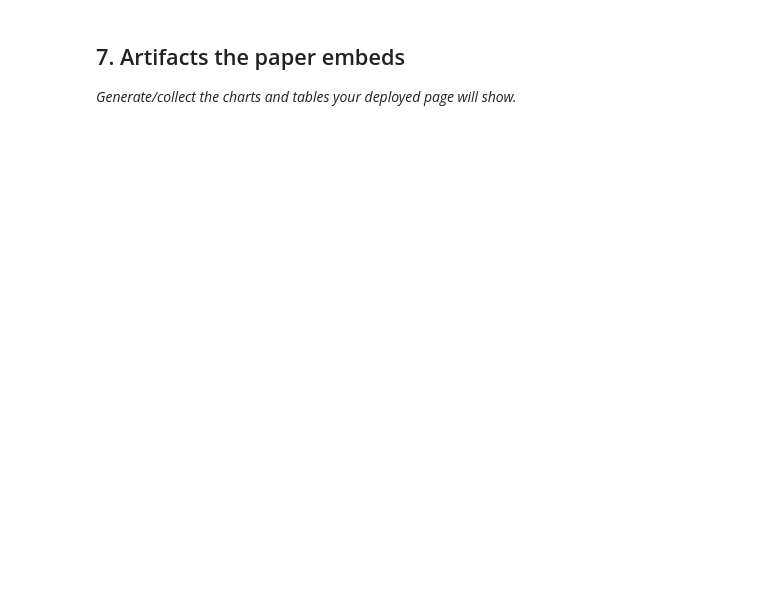
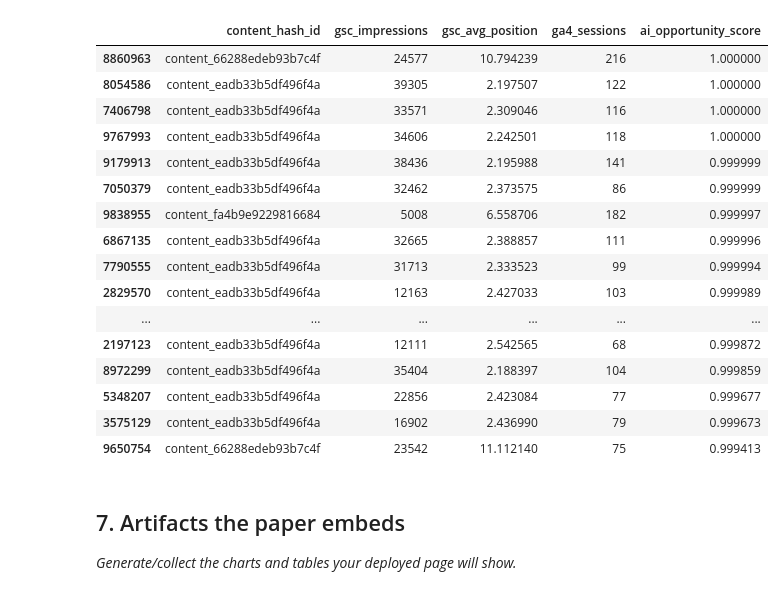
Before and after one commit to ShaunGves/FlyRank-AI, a Jupyter notebook: work/notebooks/capstone.ipynb, the cells around one changed output. Cells and saved outputs as stored; diff of their text form; code cells hidden in the pictures; blank space fills up the shorter version.

```diff
--- a/work/notebooks/capstone.ipynb
+++ b/work/notebooks/capstone.ipynb
@@ -33,3 +137,27 @@ This skeleton is yours to fill. Work the sections **in order** — each one has
+# %%
+df["ai_opportunity_score"] = model.predict_proba(X)[:, 1]
+ranked_recommendations = df.sort_values("ai_opportunity_score", ascending=False)[
+    ["content_hash_id", "gsc_impressions", "gsc_avg_position", "ga4_sessions", "ai_opportunity_score"]
+].head(20)
+ranked_recommendations
+# %% [output]
+|  | content_hash_id | gsc_impressions | gsc_avg_position | ga4_sessions | ai_opportunity_score |
+| 8860963 | content_66288edeb93b7c4f | 24577 | 10.794239 | 216 | 1.000000 |
+| 8054586 | content_eadb33b5df496f4a | 39305 | 2.197507 | 122 | 1.000000 |
+| 7406798 | content_eadb33b5df496f4a | 33571 | 2.309046 | 116 | 1.000000 |
+| 9767993 | content_eadb33b5df496f4a | 34606 | 2.242501 | 118 | 1.000000 |
+| 9179913 | content_eadb33b5df496f4a | 38436 | 2.195988 | 141 | 0.999999 |
+| 7050379 | content_eadb33b5df496f4a | 32462 | 2.373575 | 86 | 0.999999 |
+| 9838955 | content_fa4b9e9229816684 | 5008 | 6.558706 | 182 | 0.999997 |
+| 6867135 | content_eadb33b5df496f4a | 32665 | 2.388857 | 111 | 0.999996 |
+| 7790555 | content_eadb33b5df496f4a | 31713 | 2.333523 | 99 | 0.999994 |
+| 2829570 | content_eadb33b5df496f4a | 12163 | 2.427033 | 103 | 0.999989 |
+| ... | ... | ... | ... | ... | ... |
+| 2197123 | content_eadb33b5df496f4a | 12111 | 2.542565 | 68 | 0.999872 |
+| 8972299 | content_eadb33b5df496f4a | 35404 | 2.188397 | 104 | 0.999859 |
+| 5348207 | content_eadb33b5df496f4a | 22856 | 2.423084 | 77 | 0.999677 |
+| 3575129 | content_eadb33b5df496f4a | 16902 | 2.436990 | 79 | 0.999673 |
+| 9650754 | content_66288edeb93b7c4f | 23542 | 11.112140 | 75 | 0.999413 |
 # %% [markdown]
 ## 7. Artifacts the paper embeds
 
```
Also changed, not shown: parts of 19 cells of this notebook.
